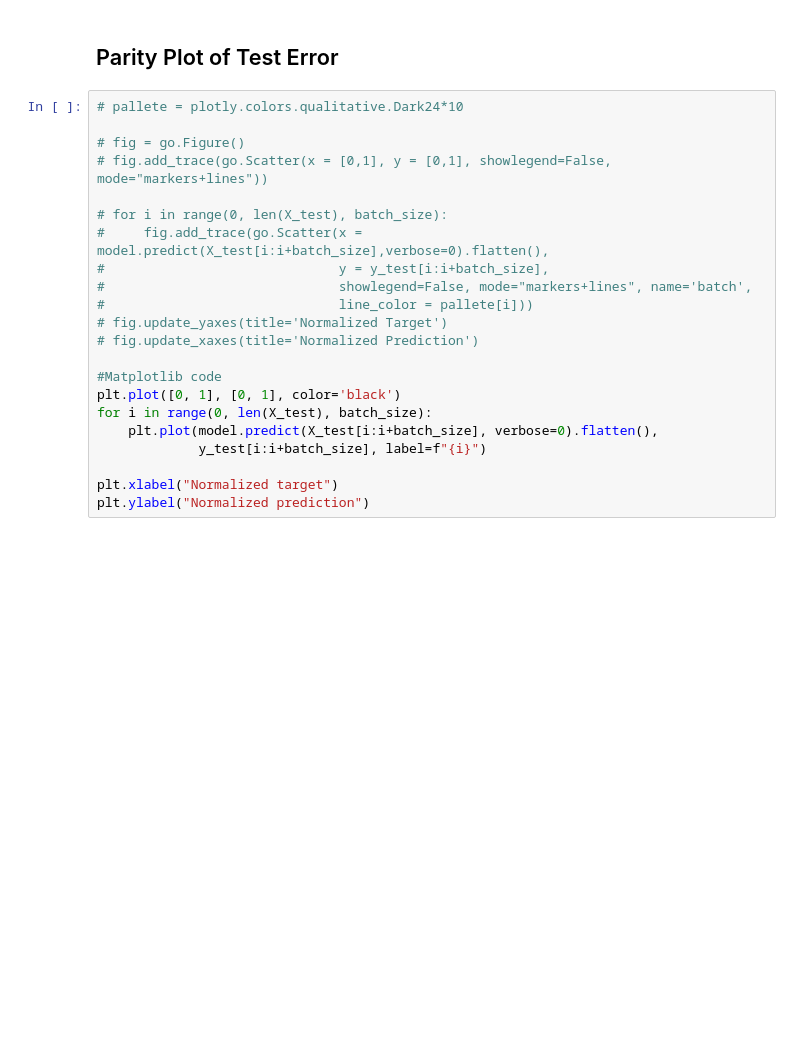
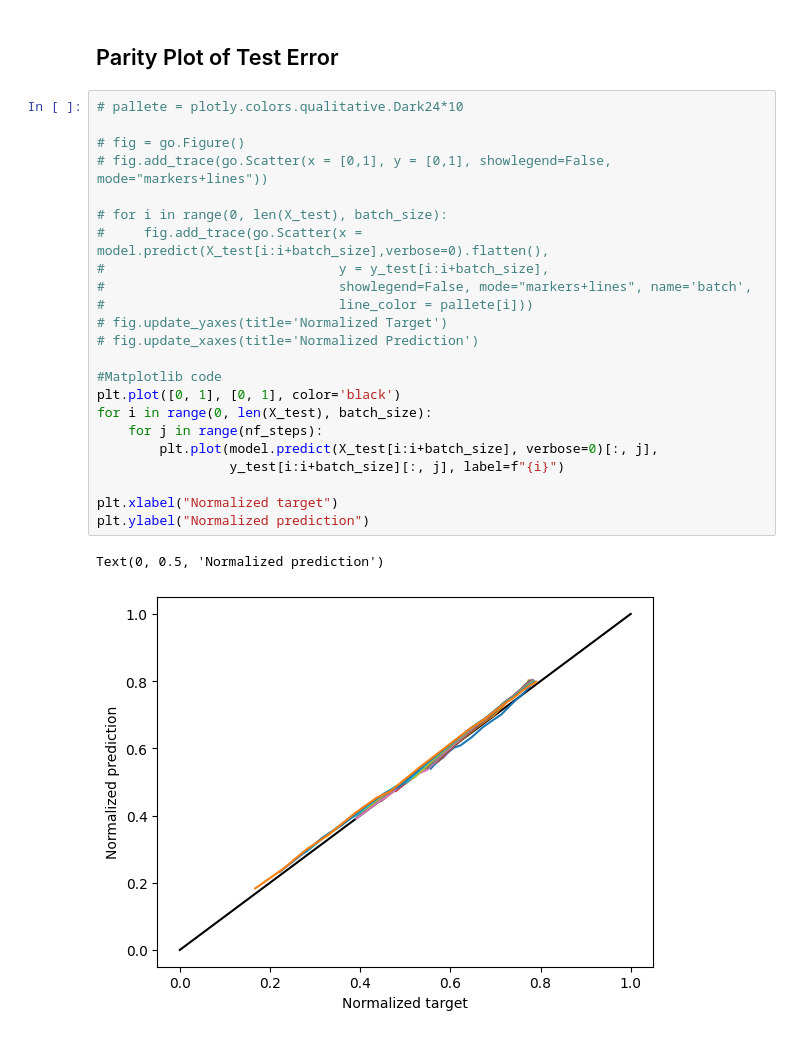
Before and after one commit to amalss18/10701-mvf-bto, a Jupyter notebook: src/mvf_bto/Model Training.ipynb, the cells around one changed output. Saved outputs shown, nothing was run; the diff lists cells and outputs as text; blank space fills up the shorter version.

```diff
--- a/src/mvf_bto/Model Training.ipynb
+++ b/src/mvf_bto/Model Training.ipynb
@@ -208,25 +289,29 @@ plt.ylabel("Normalized prediction")
 # %%
 # pallete = plotly.colors.qualitative.Dark24*10
 
 # fig = go.Figure()
 # fig.add_trace(go.Scatter(x = [0,1], y = [0,1], showlegend=False, mode="markers+lines"))
 
 # for i in range(0, len(X_test), batch_size):
 #     fig.add_trace(go.Scatter(x = model.predict(X_test[i:i+batch_size],verbose=0).flatten(),
 #                              y = y_test[i:i+batch_size],
 #                              showlegend=False, mode="markers+lines", name='batch',
 #                              line_color = pallete[i]))
 # fig.update_yaxes(title='Normalized Target')
 # fig.update_xaxes(title='Normalized Prediction')
 
 #Matplotlib code
 plt.plot([0, 1], [0, 1], color='black')
 for i in range(0, len(X_test), batch_size):
-    plt.plot(model.predict(X_test[i:i+batch_size], verbose=0).flatten(),
-             y_test[i:i+batch_size], label=f"{i}")
+    for j in range(nf_steps):
+        plt.plot(model.predict(X_test[i:i+batch_size], verbose=0)[:, j],
+                 y_test[i:i+batch_size][:, j], label=f"{i}")
 
 plt.xlabel("Normalized target")
 plt.ylabel("Normalized prediction")
+# %% [output]
+Text(0, 0.5, 'Normalized prediction')
+[figure, added]
 # %%
 # fig = go.Figure()
 # for i in range(0, len(X_test), batch_size):
```
Also changed, not shown: parts of 13 cells of this notebook.
